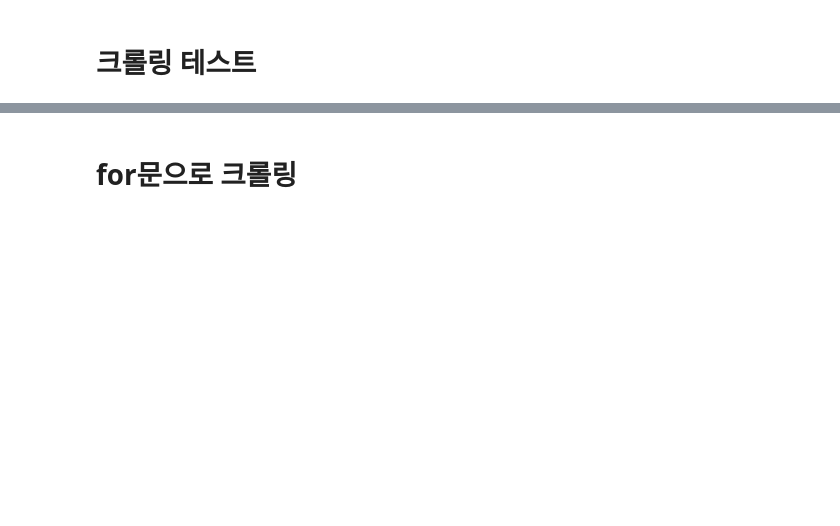
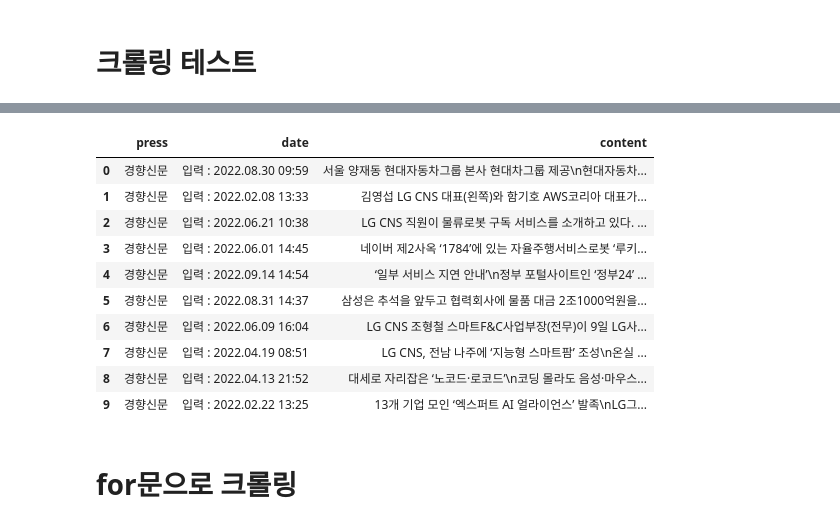
Before and after one commit to lhshs/2022_YDS2, a Jupyter notebook: crawling/UnlistedStock_IT_News_Crawling.ipynb, the cells around one changed output, grey strips where cells are left out. Cells and saved outputs as stored; diff of their text form; code cells hidden in the pictures; blank space fills up the shorter version.

```diff
--- a/crawling/UnlistedStock_IT_News_Crawling.ipynb
+++ b/crawling/UnlistedStock_IT_News_Crawling.ipynb
@@ -148,0 +175,16 @@ AttributeError: 'NoneType' object has no attribute 'append'
+# %%
+df = pd.DataFrame(list(zip(press_list, date_list, content_list)), columns = ['press','date', 'content'])
+
+df
+# %% [output]
+|  | press | date | content |
+| 0 | 경향신문 | 입력 : 2022.08.30 09:59 | 서울 양재동 현대자동차그룹 본사 현대차그룹 제공\n현대자동차... |
+| 1 | 경향신문 | 입력 : 2022.02.08 13:33 | 김영섭 LG CNS 대표(왼쪽)와 함기호 AWS코리아 대표가... |
+| 2 | 경향신문 | 입력 : 2022.06.21 10:38 | LG CNS 직원이 물류로봇 구독 서비스를 소개하고 있다. ... |
+| 3 | 경향신문 | 입력 : 2022.06.01 14:45 | 네이버 제2사옥 ‘1784’에 있는 자율주행서비스로봇 ‘루키... |
+| 4 | 경향신문 | 입력 : 2022.09.14 14:54 | ‘일부 서비스 지연 안내’\n정부 포털사이트인 ‘정부24’ ... |
+| 5 | 경향신문 | 입력 : 2022.08.31 14:37 | 삼성은 추석을 앞두고 협력회사에 물품 대금 2조1000억원을... |
+| 6 | 경향신문 | 입력 : 2022.06.09 16:04 | LG CNS 조형철 스마트F&C사업부장(전무)이 9일 LG사... |
+| 7 | 경향신문 | 입력 : 2022.04.19 08:51 | LG CNS, 전남 나주에 ‘지능형 스마트팜’ 조성\n온실 ... |
+| 8 | 경향신문 | 입력 : 2022.04.13 21:52 | 대세로 자리잡은 ‘노코드·로코드’\n코딩 몰라도 음성·마우스... |
+| 9 | 경향신문 | 입력 : 2022.02.22 13:25 | 13개 기업 모인 ‘엑스퍼트 AI 얼라이언스’ 발족\nLG그... |
```
Also changed, not shown: parts of 4 cells of this notebook.
